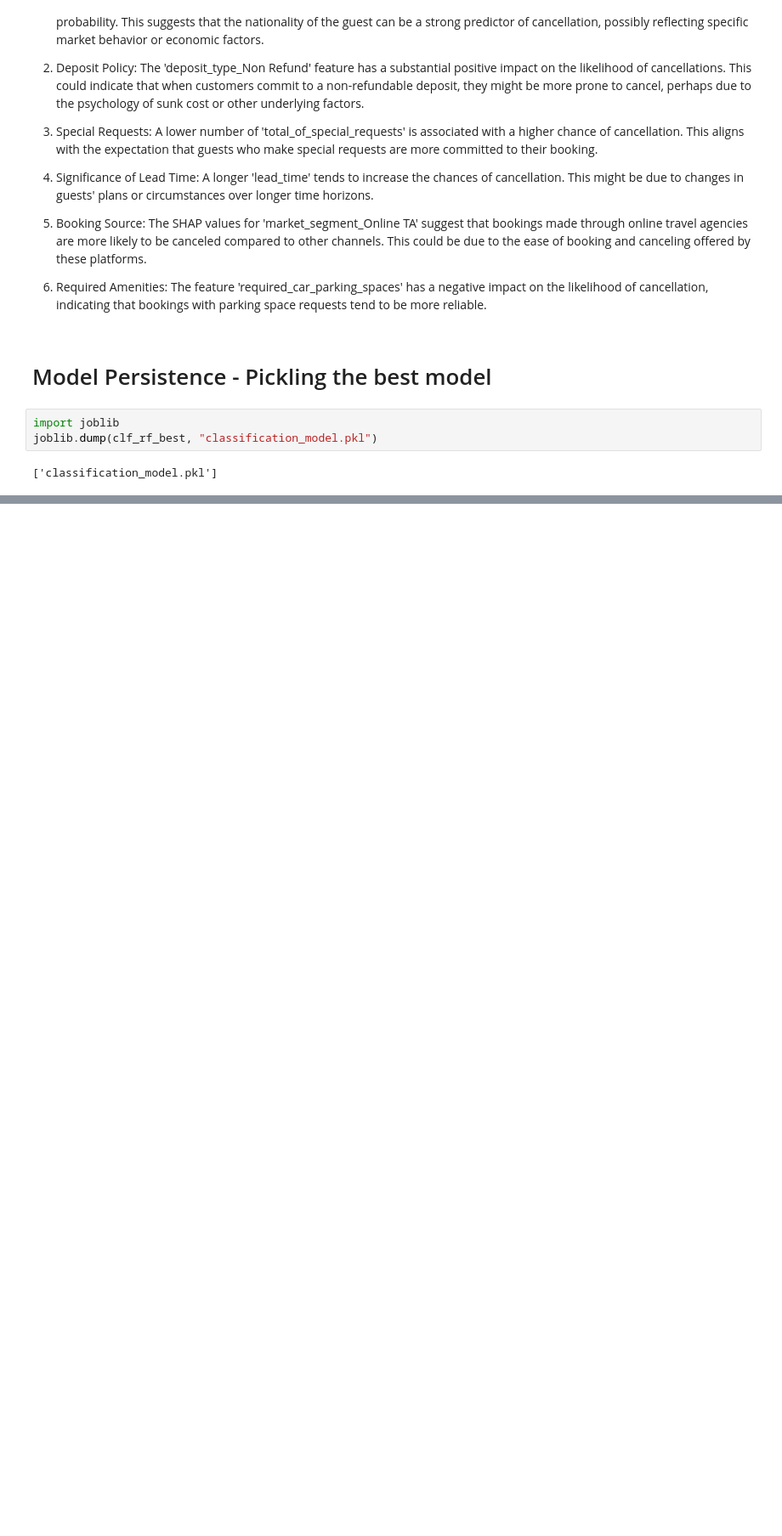
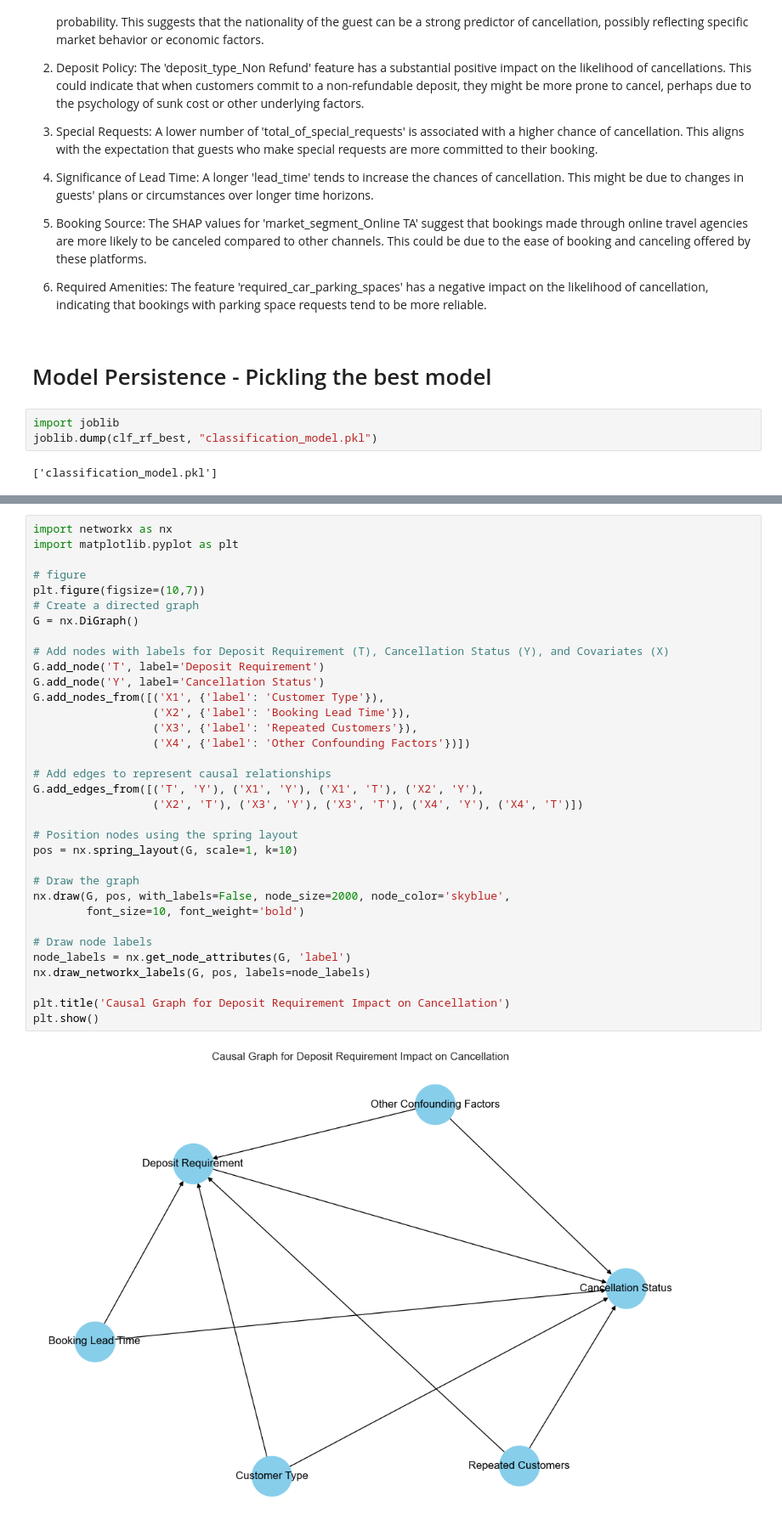
Before and after one commit to McGill-MMA-EnterpriseAnalytics/hotel-cancellation-analysis, a Jupyter notebook: Final_Project_Notebook.ipynb, the cells around one changed output, grey strips where cells are left out. Shown at 85% size. Cells and saved outputs as stored; diff of their text form; blank space fills up the shorter version.

Commit message:
Add causal inference models

```diff
--- a/Final_Project_Notebook.ipynb
+++ b/Final_Project_Notebook.ipynb
@@ -1568,0 +1604,36 @@ joblib.dump(clf_rf_best, "classification_model.pkl")
+# %%
+import networkx as nx
+import matplotlib.pyplot as plt
+
+# figure
+plt.figure(figsize=(10,7))
+# Create a directed graph
+G = nx.DiGraph()
+
+# Add nodes with labels for Deposit Requirement (T), Cancellation Status (Y), and Covariates (X)
+G.add_node('T', label='Deposit Requirement')
+G.add_node('Y', label='Cancellation Status')
+G.add_nodes_from([('X1', {'label': 'Customer Type'}),
+                  ('X2', {'label': 'Booking Lead Time'}),
+                  ('X3', {'label': 'Repeated Customers'}),
+                  ('X4', {'label': 'Other Confounding Factors'})])
+
+# Add edges to represent causal relationships
+G.add_edges_from([('T', 'Y'), ('X1', 'Y'), ('X1', 'T'), ('X2', 'Y'),
+                  ('X2', 'T'), ('X3', 'Y'), ('X3', 'T'), ('X4', 'Y'), ('X4', 'T')])
+
+# Position nodes using the spring layout
+pos = nx.spring_layout(G, scale=1, k=10)
+
+# Draw the graph
+nx.draw(G, pos, with_labels=False, node_size=2000, node_color='skyblue',
+        font_size=10, font_weight='bold')
+
+# Draw node labels
+node_labels = nx.get_node_attributes(G, 'label')
+nx.draw_networkx_labels(G, pos, labels=node_labels)
+
+plt.title('Causal Graph for Deposit Requirement Impact on Cancellation')
+plt.show()
+# %% [output]
+[figure, added]
```
Also changed, not shown: parts of 71 cells of this notebook.
